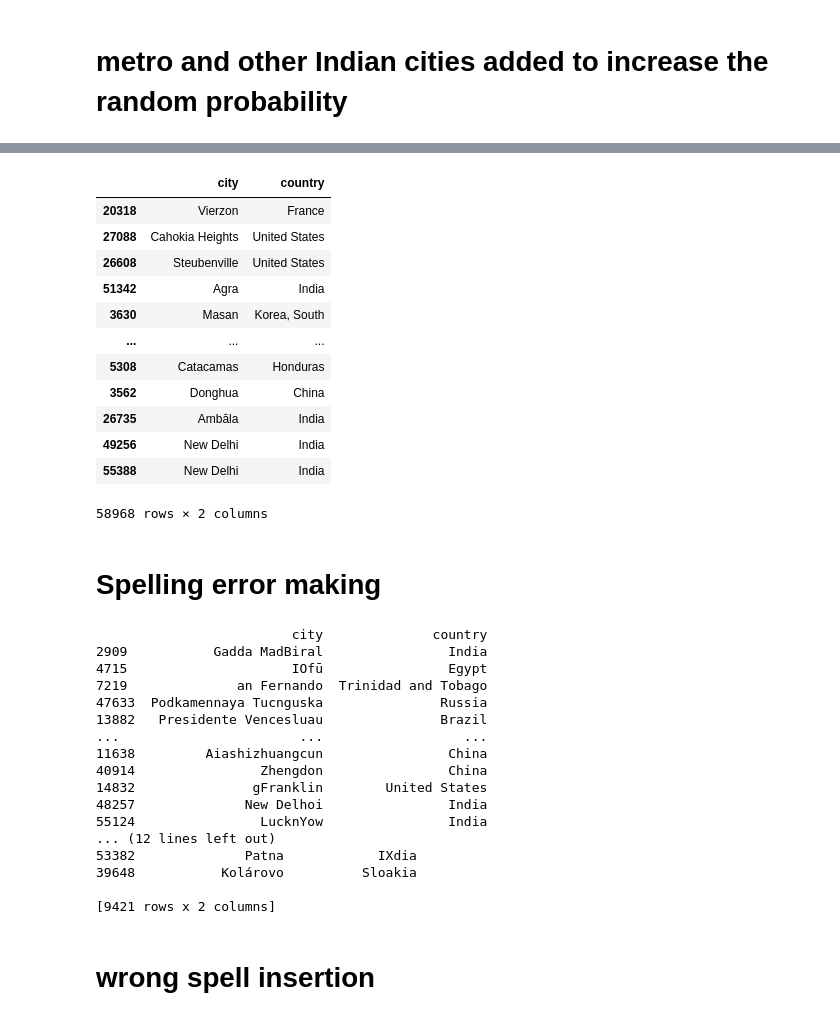
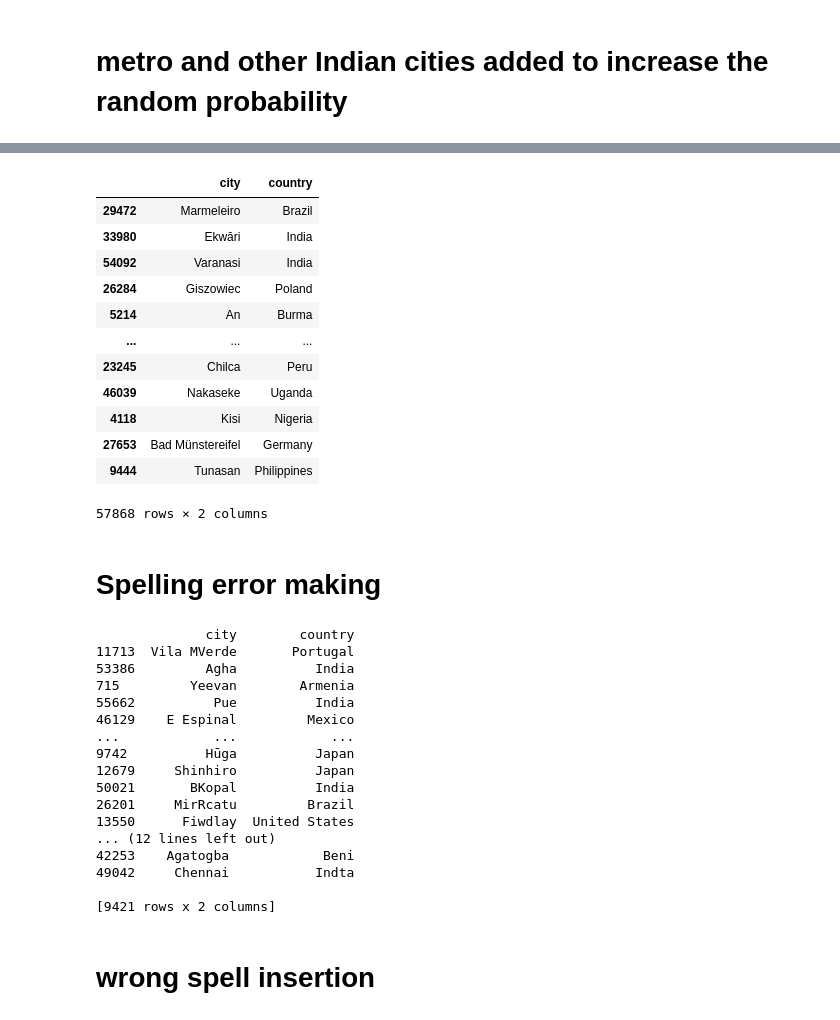
Before and after one commit to harzrawat/Internship_practice, a Jupyter notebook: churn_prediction/synthetic_data.ipynb, the cells around one changed output, grey strips where cells are left out. Saved outputs shown, nothing was run; the diff lists cells and outputs as text; code cells hidden in the pictures.

```diff
--- a/churn_prediction/synthetic_data.ipynb
+++ b/churn_prediction/synthetic_data.ipynb
@@ -48,20 +50,20 @@ city_df.shape
 # %%
-city_df = city_df.sample(58968)
+city_df = city_df.sample(57868)
 city_df
 # %% [output]
 |  | city | country |
-| 20318 | Vierzon | France |
-| 27088 | Cahokia Heights | United States |
-| 26608 | Steubenville | United States |
-| 51342 | Agra | India |
-| 3630 | Masan | Korea, South |
+| 29472 | Marmeleiro | Brazil |
+| 33980 | Ekwāri | India |
+| 54092 | Varanasi | India |
+| 26284 | Giszowiec | Poland |
+| 5214 | An | Burma |
 | ... | ... | ... |
-| 5308 | Catacamas | Honduras |
-| 3562 | Donghua | China |
-| 26735 | Ambāla | India |
-| 49256 | New Delhi | India |
-| 55388 | New Delhi | India |
+| 23245 | Chilca | Peru |
+| 46039 | Nakaseke | Uganda |
+| 4118 | Kisi | Nigeria |
+| 27653 | Bad Münstereifel | Germany |
+| 9444 | Tunasan | Philippines |
-58968 rows × 2 columns
+57868 rows × 2 columns
 # %% [markdown]
 # Spelling error making
 # %%
@@ -128,21 +130,21 @@ df1['country'] = df1['country'].apply(random_typo)
 print(df)
 print(df1)
 # %% [output]
-                         city              country
-2909           Gadda MadBiral                India
-4715                     IOfū                Egypt
-7219              an Fernando  Trinidad and Tobago
-47633  Podkamennaya Tucnguska               Russia
-13882   Presidente Vencesluau               Brazil
-...                       ...                  ...
-11638         Aiashizhuangcun                China
-40914                Zhengdon                China
-14832               gFranklin        United States
-48257              New Delhoi                India
-55124                LucknYow                India
+              city        country
+11713  Vila MVerde       Portugal
+53386         Agha          India
+715         Yeevan        Armenia
+55662          Pue          India
+46129    E Espinal         Mexico
+...            ...            ...
+9742          Hūga          Japan
+12679     Shinhiro          Japan
+50021       BKopal          India
+26201     MirRcatu         Brazil
+13550      Fiwdlay  United States
 ... (12 lines left out)
-53382              Patna            IXdia
-39648           Kolárovo          Sloakia
+42253    Agatogba            Beni
+49042     Chennai           Indta
 
 [9421 rows x 2 columns]
 # %% [markdown]
```
Also changed, not shown: parts of 11 cells of this notebook, 4 other files.
